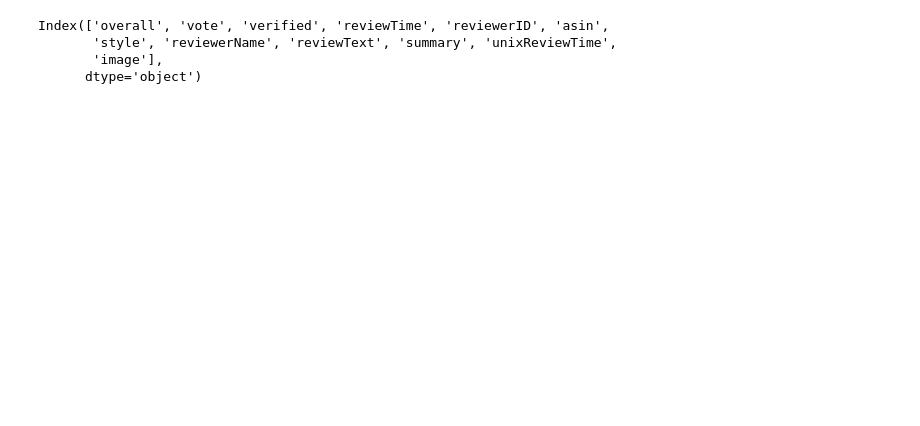
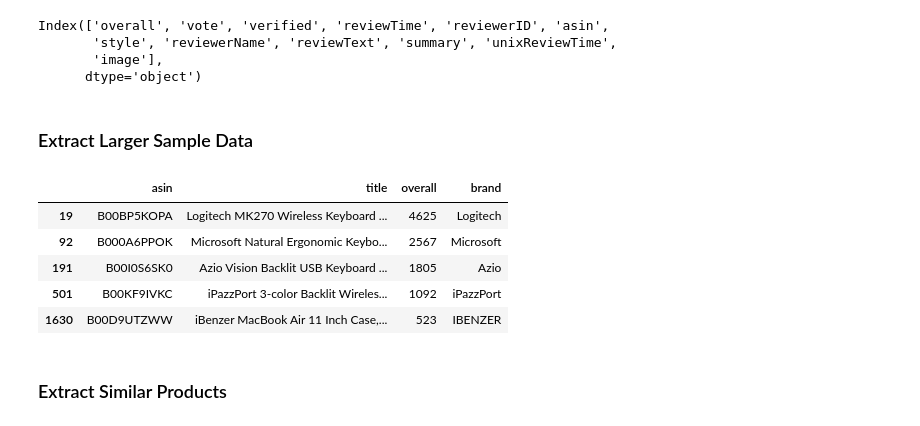
Before and after one commit to liu431/Content-Analysis-Project, a Jupyter notebook: Data/data_extraction_electronics.ipynb, the cells around one changed output. Cells and saved outputs as stored; diff of their text form; code cells hidden in the pictures; blank space fills up the shorter version.

```diff
--- a/Data/data_extraction_electronics.ipynb
+++ b/Data/data_extraction_electronics.ipynb
@@ -193,3 +241,14 @@ Index(['overall', 'vote', 'verified', 'reviewTime', 'reviewerID', 'asin',
 # %%
 pdt = df[df['asin']=='B000A6PPOK']
 pdt.to_csv('sample.csv')
+# %% [markdown]
+### Extract Larger Sample Data
+# %%
+sim_df[sim_df['title'].str.contains("Keyboard",na = False)].head()
+# %% [output]
+|  | asin | title | overall | brand |
+| 19 | B00BP5KOPA | Logitech MK270 Wireless Keyboard ... | 4625 | Logitech |
+| 92 | B000A6PPOK | Microsoft Natural Ergonomic Keybo... | 2567 | Microsoft |
+| 191 | B00I0S6SK0 | Azio Vision Backlit USB Keyboard ... | 1805 | Azio |
+| 501 | B00KF9IVKC | iPazzPort 3-color Backlit Wireles... | 1092 | iPazzPort |
+| 1630 | B00D9UTZWW | iBenzer MacBook Air 11 Inch Case,... | 523 | IBENZER |
@@ -195,0 +258,2 @@ pdt.to_csv('sample.csv')
+# %% [markdown]
+### Extract Similar Products
```
Also changed, not shown: parts of 19 cells of this notebook.
